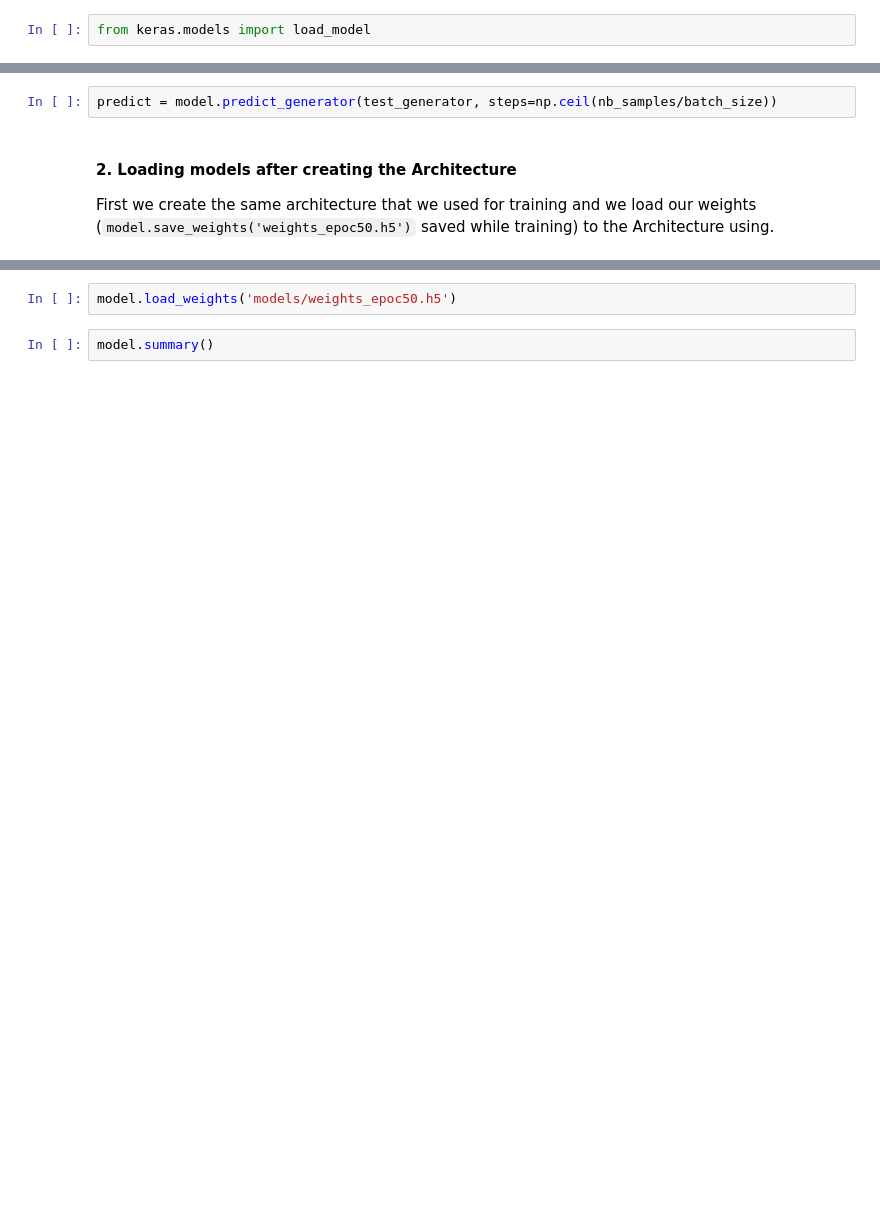
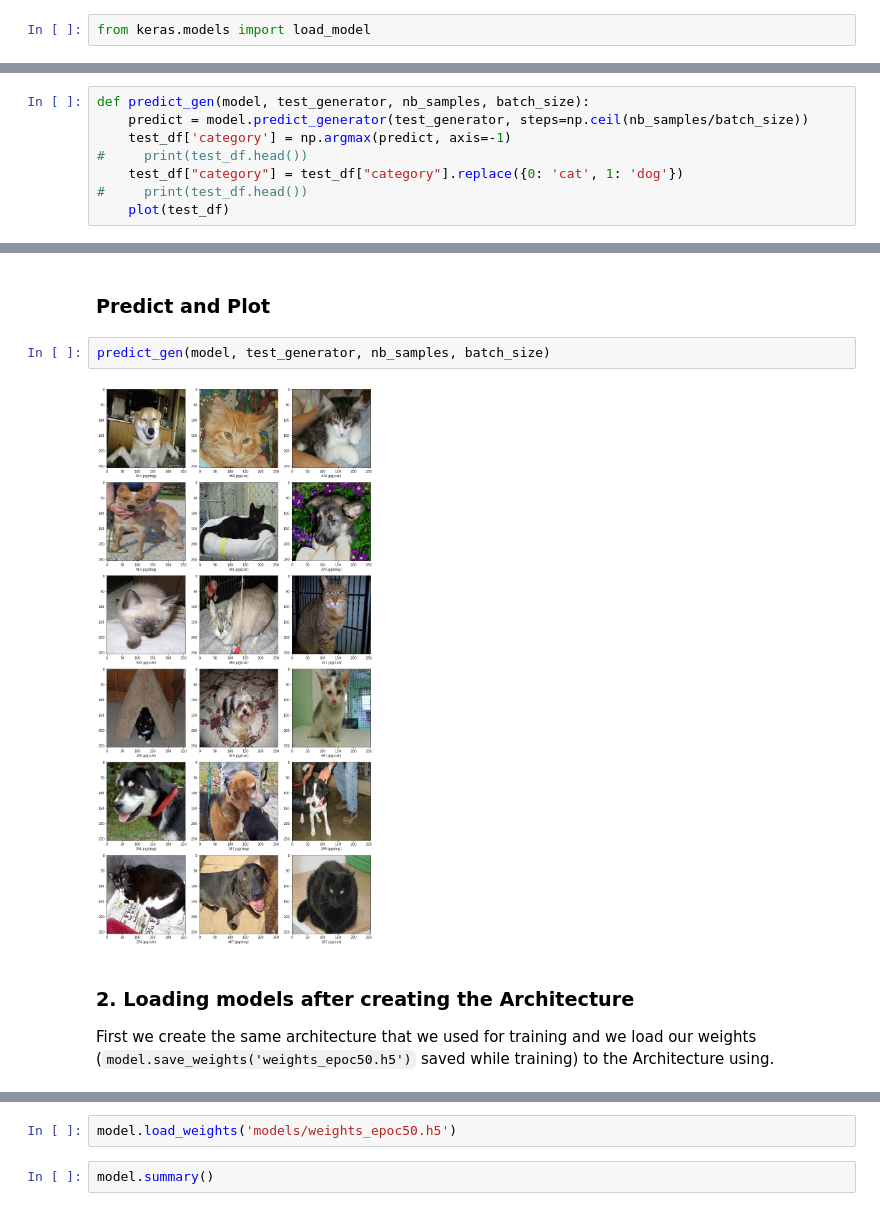
Before and after one commit to reddimohan/Custom-image-classification-using-Inception-v3, a Jupyter notebook: predicting-using-saved-models.ipynb, the cells around one changed output, grey strips where cells are left out. Saved outputs shown, nothing was run; the diff lists cells and outputs as text; blank space fills up the shorter version.

Commit message:
completed prediction notebook

```diff
--- a/predicting-using-saved-models.ipynb
+++ b/predicting-using-saved-models.ipynb
@@ -67,0 +94,8 @@ _________________________________________________________________
+# %%
+def predict_gen(model, test_generator, nb_samples, batch_size):
+    predict = model.predict_generator(test_generator, steps=np.ceil(nb_samples/batch_size))
+    test_df['category'] = np.argmax(predict, axis=-1)
+#     print(test_df.head())
+    test_df["category"] = test_df["category"].replace({0: 'cat', 1: 'dog'})
+#     print(test_df.head())
+    plot(test_df)
@@ -68,7 +118,11 @@ _________________________________________________________________
+# %% [markdown]
+### Predict and Plot
 # %%
-predict = model.predict_generator(test_generator, steps=np.ceil(nb_samples/batch_size))
+predict_gen(model, test_generator, nb_samples, batch_size)
+# %% [output]
+[figure, added]
 # %% [markdown]
-#### 2. Loading models after creating the Architecture
+### 2. Loading models after creating the Architecture
 First we create the same architecture that we used for training and we load our weights (`model.save_weights('weights_epoc50.h5')` saved while training) to the Architecture
 using.
 # %%
```
Also changed, not shown: parts of 11 cells of this notebook.
